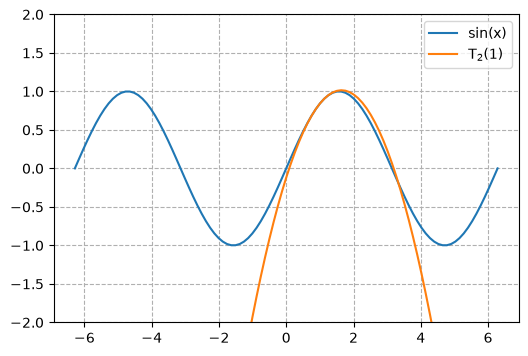
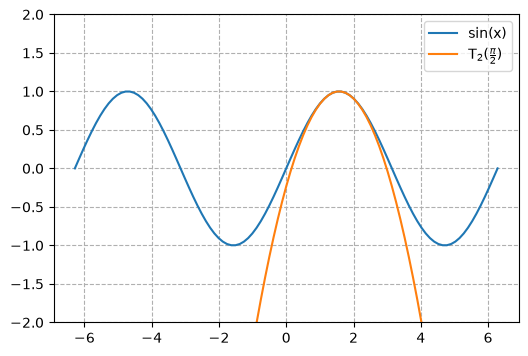
Code edit (unified diff) that turned the first committed figure into the second:
--- before
+++ after
@@ -1,6 +1,12 @@
+# evaluación de la función
+a=np.pi/2
+x=np.pi/4
+print(f"Valor de la función: {np.sin(x)}")
+print(f"Aproximación de Taylor: {ej1(a, x)}")
+
 fig, ax = plt.subplots(figsize=(6,4))
 x = np.linspace(-2*np.pi, 2*np.pi, 101)
 ax.plot(x, np.sin(x), label="sin(x)")
-ax.plot(x, ej1(1, x), label=r"T$_2$(1)")
+ax.plot(x, ej1(a, x), label=r"T$_2$($\frac{\pi}{2}$)")
 ax.set(ylim=(-2, 2))
 ax.grid(ls="--")

Commit: fixed Gauss Seidel and other stuff